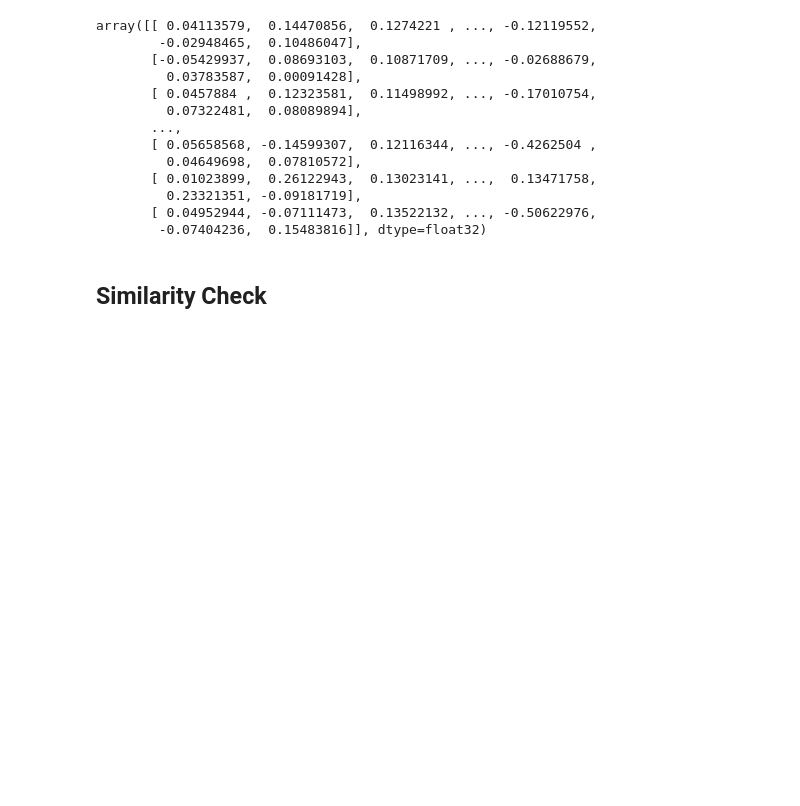
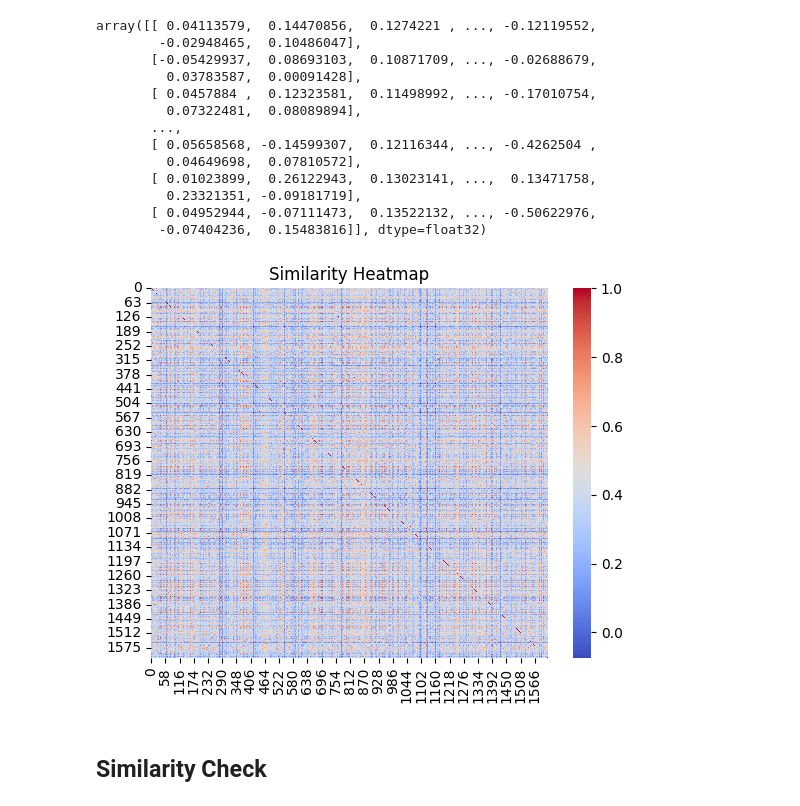
Before and after one commit to YonaniCodes/Scrapify, a Jupyter notebook: notebooks/scrapify_demo.ipynb, the cells around one changed output. Cells and saved outputs as stored; diff of their text form; code cells hidden in the pictures; blank space fills up the shorter version.

```diff
--- a/notebooks/scrapify_demo.ipynb
+++ b/notebooks/scrapify_demo.ipynb
@@ -474,6 +496,23 @@ array([[ 0.04113579,  0.14470856,  0.1274221 , ..., -0.12119552,
          0.23321351, -0.09181719],
        [ 0.04952944, -0.07111473,  0.13522132, ..., -0.50622976,
         -0.07404236,  0.15483816]], dtype=float32)
+# %%
+from sklearn.preprocessing import normalize
+
+uploaded_vectors = normalize(uploaded_vectors)
+# %%
+import matplotlib.pyplot as plt
+import seaborn as sns
+import numpy as np
+from sklearn.metrics.pairwise import cosine_similarity
+
+# Compute cosine similarity between all embeddings
+similarities = cosine_similarity(uploaded_vectors)
+sns.heatmap(similarities, cmap='coolwarm')
+plt.title('Similarity Heatmap')
+plt.show()
+# %% [output]
+[figure, added]
 # %% [markdown]
 ## Similarity Check
 # %%
```
Also changed, not shown: parts of 5 cells of this notebook.
